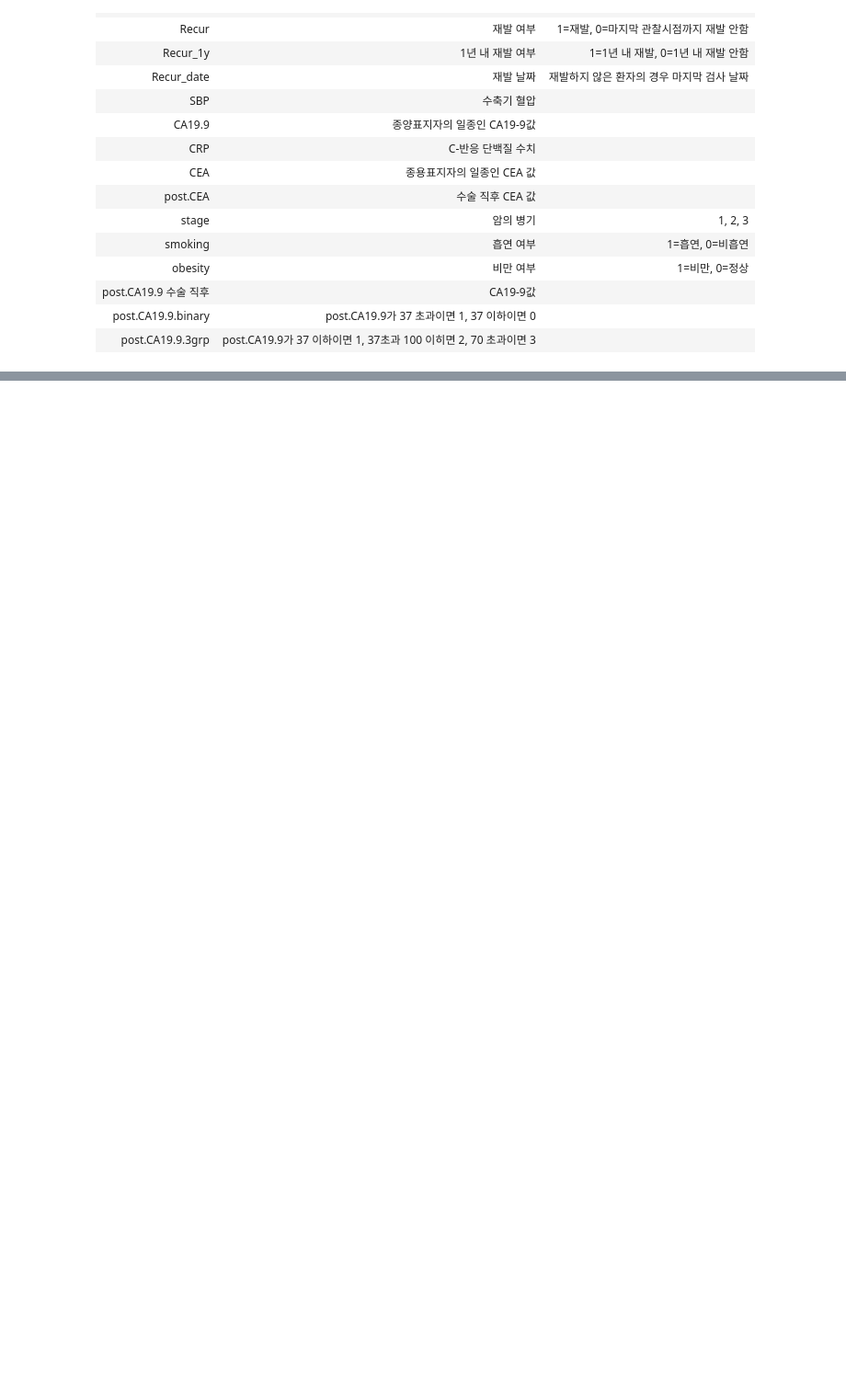
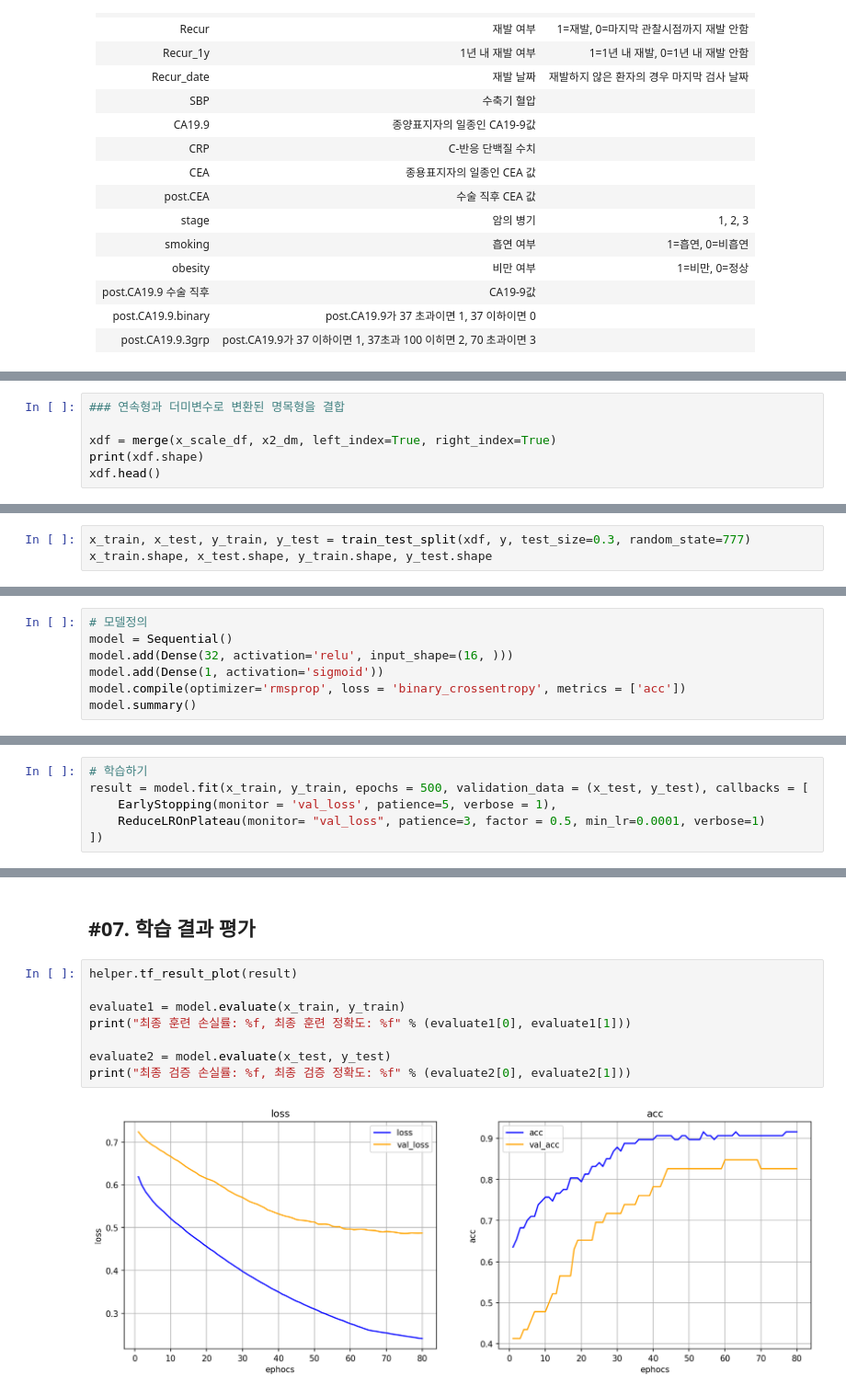
Before and after one commit to maker-lee/megait-data, a Jupyter notebook: F.데이터_마이닝/03_tensorflow/연습문제_췌장암.ipynb, the cells around one changed output, grey strips where cells are left out. Shown at 92% size. Saved outputs shown, nothing was run; the diff lists cells and outputs as text; blank space fills up the shorter version.

```diff
--- a/F.데이터_마이닝/03_tensorflow/연습문제_췌장암.ipynb
+++ b/F.데이터_마이닝/03_tensorflow/연습문제_췌장암.ipynb
@@ -201,0 +318,6 @@ print('ROC_AUC:',roc_auc)
+# %%
+### 연속형과 더미변수로 변환된 명목형을 결합
+
+xdf = merge(x_scale_df, x2_dm, left_index=True, right_index=True)
+print(xdf.shape)
+xdf.head()
@@ -201,0 +343,3 @@ print('ROC_AUC:',roc_auc)
+# %%
+x_train, x_test, y_train, y_test = train_test_split(xdf, y, test_size=0.3, random_state=777)
+x_train.shape, x_test.shape, y_train.shape, y_test.shape
@@ -201,0 +378,7 @@ print('ROC_AUC:',roc_auc)
+# %%
+# 모델정의
+model = Sequential()
+model.add(Dense(32, activation='relu', input_shape=(16, )))
+model.add(Dense(1, activation='sigmoid'))
+model.compile(optimizer='rmsprop', loss = 'binary_crossentropy', metrics = ['acc'])
+model.summary()
@@ -201,0 +399,6 @@ print('ROC_AUC:',roc_auc)
+# %%
+# 학습하기
+result = model.fit(x_train, y_train, epochs = 500, validation_data = (x_test, y_test), callbacks = [
+    EarlyStopping(monitor = 'val_loss', patience=5, verbose = 1),
+    ReduceLROnPlateau(monitor= "val_loss", patience=3, factor = 0.5, min_lr=0.0001, verbose=1)
+])
@@ -201,0 +423,12 @@ print('ROC_AUC:',roc_auc)
+# %% [markdown]
+## #07. 학습 결과 평가
+# %%
+helper.tf_result_plot(result)
+
+evaluate1 = model.evaluate(x_train, y_train)
+print("최종 훈련 손실률: %f, 최종 훈련 정확도: %f" % (evaluate1[0], evaluate1[1]))
+
+evaluate2 = model.evaluate(x_test, y_test)
+print("최종 검증 손실률: %f, 최종 검증 정확도: %f" % (evaluate2[0], evaluate2[1]))
+# %% [output]
+[figure, added]
```
Also changed, not shown: parts of 55 cells of this notebook, 21 other files.
